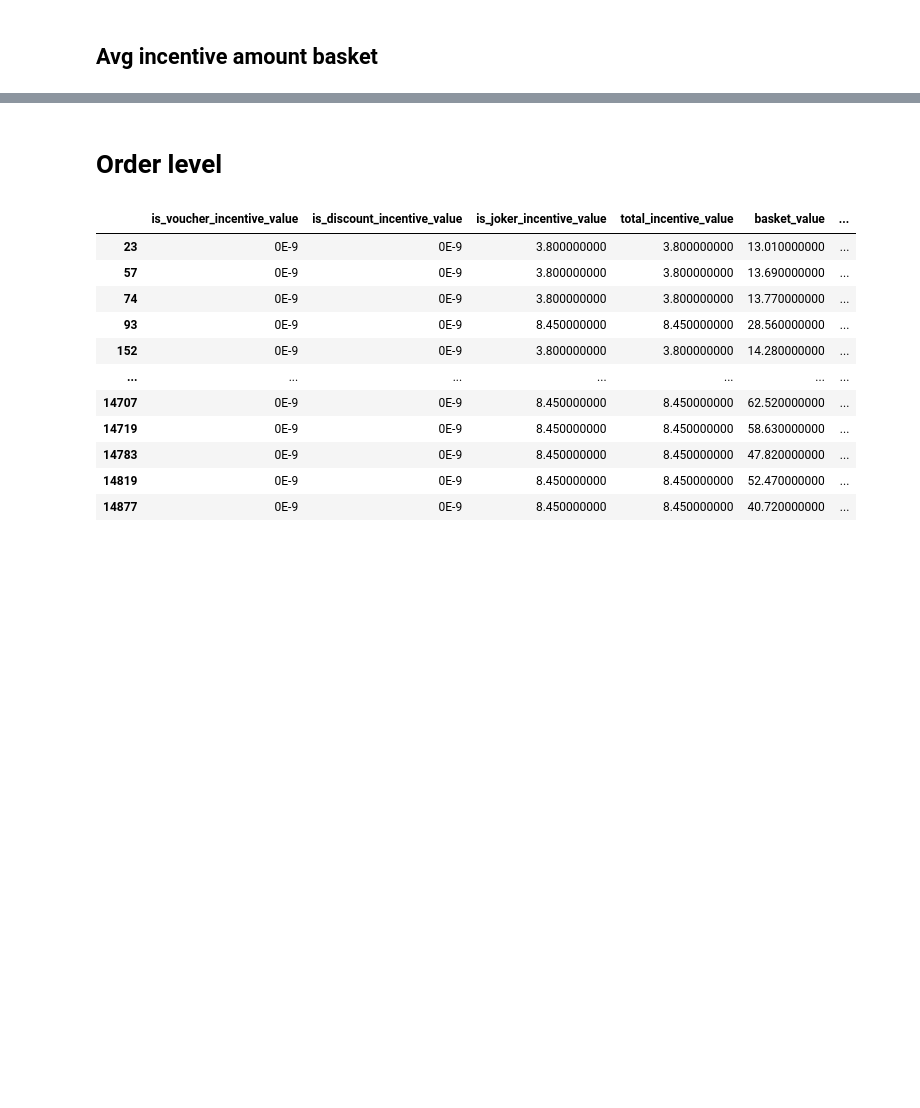
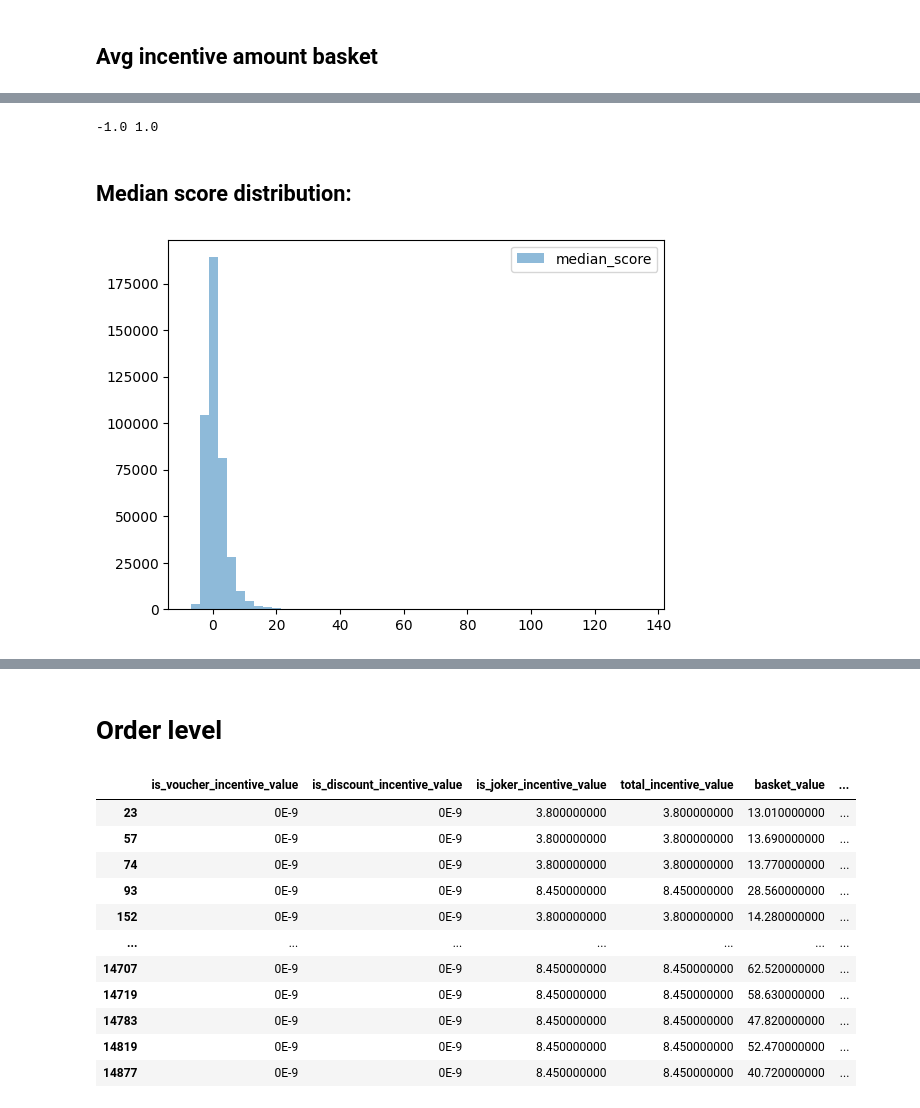
Before and after one commit to AChiaraCapuano/incentives_analysis, a Jupyter notebook: analysis_nb.ipynb, the cells around one changed output, grey strips where cells are left out. Drawn from its saved outputs; the diff is of its cells as text; code cells hidden in the pictures; blank space fills up the shorter version.

```diff
--- a/analysis_nb.ipynb
+++ b/analysis_nb.ipynb
@@ -143,0 +99,2 @@ the simple score shows mostly higher numbers when the incentive use is high, whi
+# %%
+df_sol['simple_score'] = 0.6*df_sol['used_incentive']+0.2*min_max_norm(df_sol, 'incentive_value')+0.2*min_max_norm(df_sol, 'basket_value')
@@ -143,0 +108,22 @@ the simple score shows mostly higher numbers when the incentive use is high, whi
+# %%
+order_value_median = df_sol['incentive_value'].median()
+basket_value_median = df_sol['basket_value'].median()
+incentive_use_median = df_sol['used_incentive'].median()
+# %%
+df_sol['order_score']= df_sol['incentive_value']-order_value_median
+df_sol['basket_score']= df_sol['basket_value']-basket_value_median
+df_sol['incentive_use_score']= df_sol['used_incentive']-incentive_use_median
+# %%
+df_sol['median_score'] = 0.2*df_sol['order_score']+0.2*df_sol['basket_score']+0.6*df_sol['incentive_use_score']
+df_sol['median_score_normalized'] = 2 * min_max_norm(df_sol, 'median_score')-1
+# %%
+print(df_sol['median_score_normalized'].min(), df_sol['median_score_normalized'].max())
+# %% [output]
+-1.0 1.0
+# %% [markdown]
+## Median score distribution:
+# %%
+plt.hist(df_sol['median_score'], alpha=0.5, label='median_score', bins=50);
+plt.legend(loc='upper right');
+# %% [output]
+[figure, added]
```
Also changed, not shown: parts of 39 cells of this notebook.
